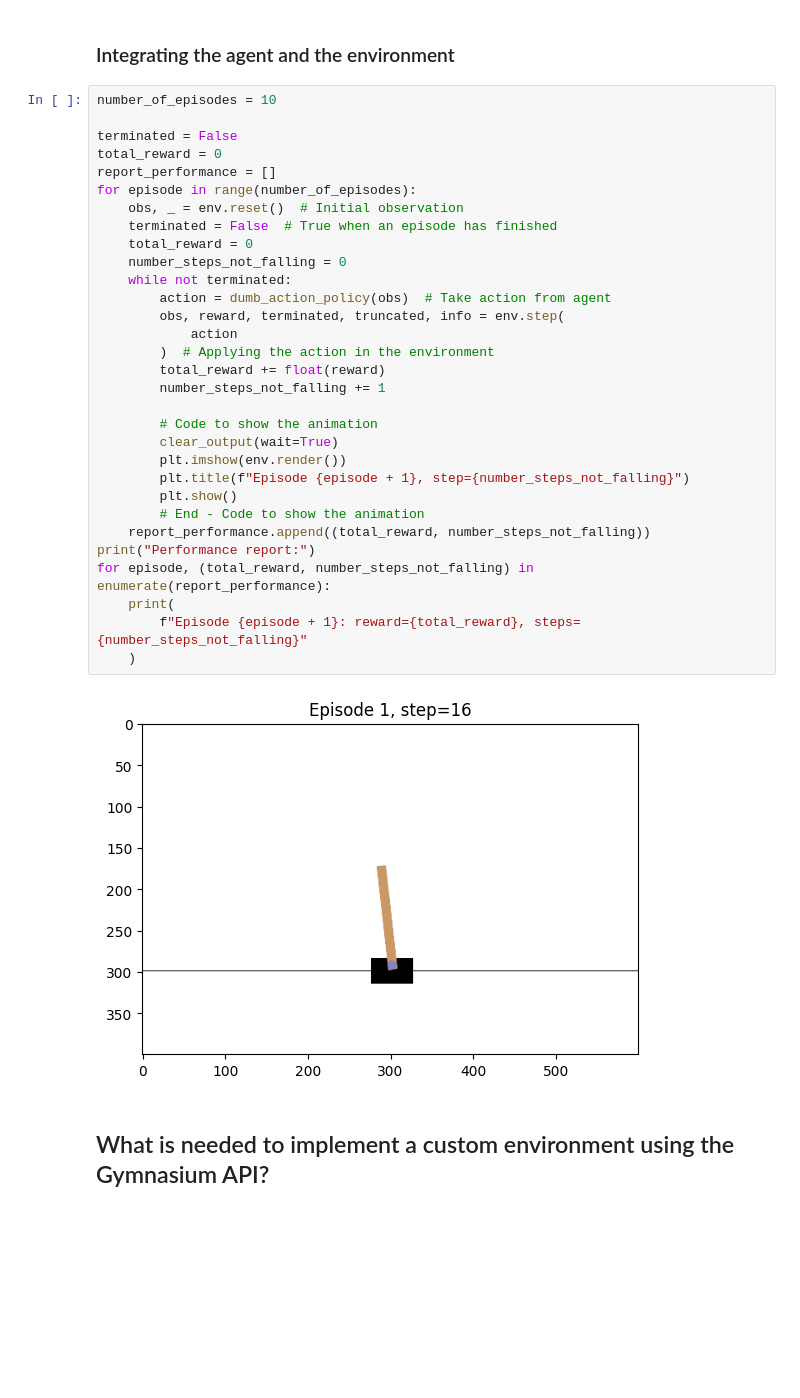
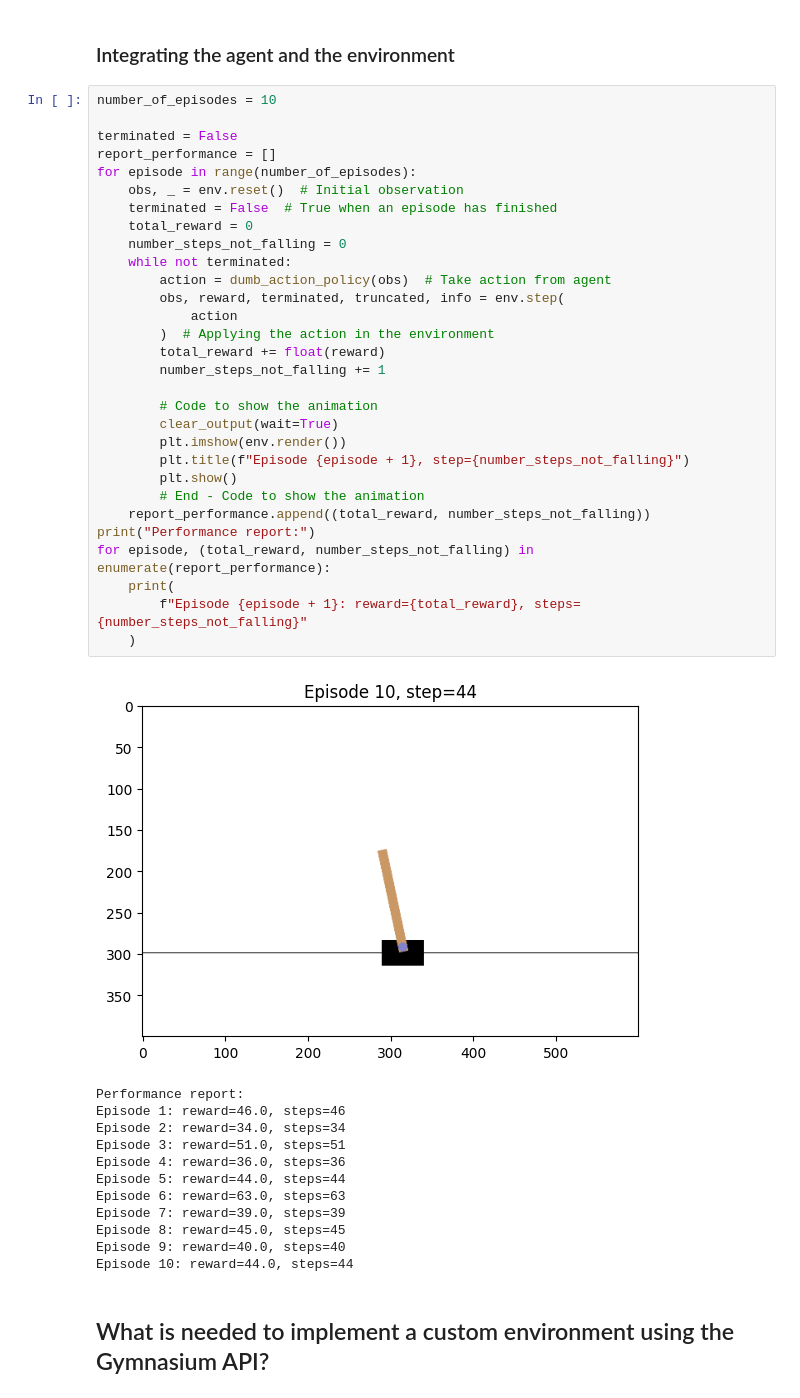
Before and after one commit to cleversonahum/ray_minicourse, a Jupyter notebook: lesson_1/1-gymnasium_environment.ipynb, the cells around one changed output. Saved outputs shown, nothing was run; the diff lists cells and outputs as text; blank space fills up the shorter version.

```diff
--- a/lesson_1/1-gymnasium_environment.ipynb
+++ b/lesson_1/1-gymnasium_environment.ipynb
@@ -77,35 +76,45 @@ def dumb_action_policy(observation: np.ndarray) -> int:
 number_of_episodes = 10
 
 terminated = False
-total_reward = 0
 report_performance = []
 for episode in range(number_of_episodes):
     obs, _ = env.reset()  # Initial observation
     terminated = False  # True when an episode has finished
     total_reward = 0
     number_steps_not_falling = 0
     while not terminated:
         action = dumb_action_policy(obs)  # Take action from agent
         obs, reward, terminated, truncated, info = env.step(
             action
         )  # Applying the action in the environment
         total_reward += float(reward)
         number_steps_not_falling += 1
 
         # Code to show the animation
         clear_output(wait=True)
         plt.imshow(env.render())
         plt.title(f"Episode {episode + 1}, step={number_steps_not_falling}")
         plt.show()
         # End - Code to show the animation
     report_performance.append((total_reward, number_steps_not_falling))
 print("Performance report:")
 for episode, (total_reward, number_steps_not_falling) in enumerate(report_performance):
     print(
         f"Episode {episode + 1}: reward={total_reward}, steps={number_steps_not_falling}"
     )
 # %% [output]
-[figure, old version]
+[figure, new version]
+Performance report:
+Episode 1: reward=46.0, steps=46
+Episode 2: reward=34.0, steps=34
+Episode 3: reward=51.0, steps=51
+Episode 4: reward=36.0, steps=36
+Episode 5: reward=44.0, steps=44
+Episode 6: reward=63.0, steps=63
+Episode 7: reward=39.0, steps=39
+Episode 8: reward=45.0, steps=45
+Episode 9: reward=40.0, steps=40
+Episode 10: reward=44.0, steps=44
 # %% [markdown]
 ## What is needed to implement a custom environment using the Gymnasium API?
 # %% [markdown]
```
Also changed, not shown: parts of 6 cells of this notebook, 5 other files.
